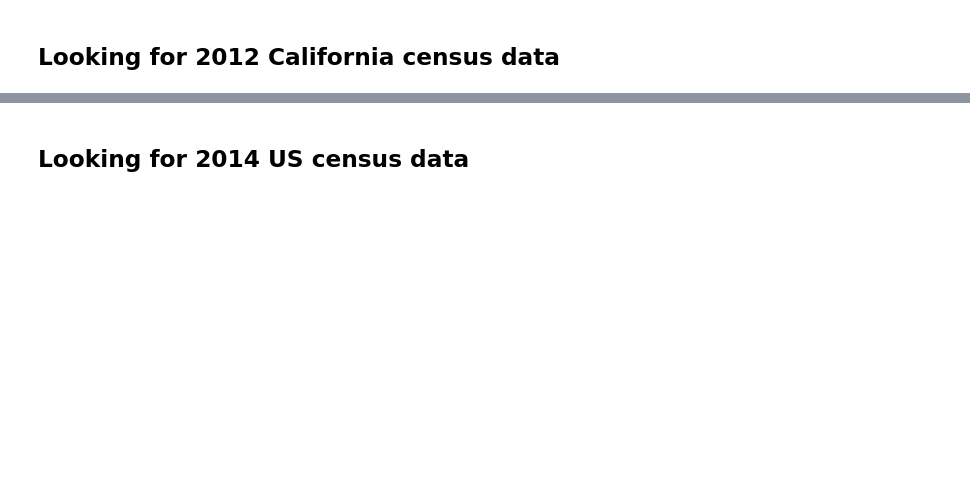
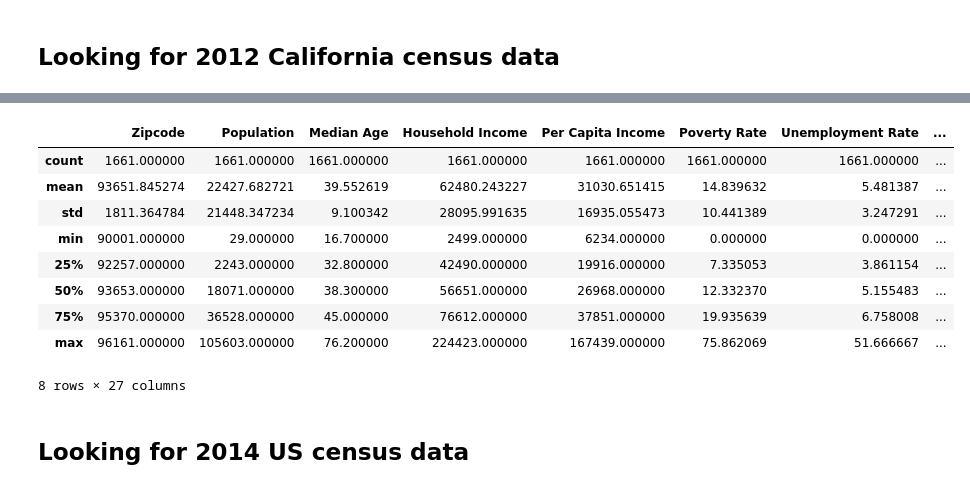
Before and after one commit to pandeysudip/housing-price, a Jupyter notebook: data_cleaning.ipynb, the cells around one changed output, grey strips where cells are left out. Cells and saved outputs as stored; diff of their text form; code cells hidden in the pictures; blank space fills up the shorter version.

```diff
--- a/data_cleaning.ipynb
+++ b/data_cleaning.ipynb
@@ -80,0 +184,3 @@ ca_2012=pd.read_csv(path_ca_2012)
+# %%
+#removing the rows with house value less than 1
+ca_2012=ca_2012[ca_2012['House Value']>0]
@@ -80,0 +208,4 @@ ca_2012=pd.read_csv(path_ca_2012)
+# %%
+#removing the rows with lat and lng missing value
+ca_2012.dropna(subset=['Public Transport Rate',
+                        'Personal Transport Rate'], inplace=True)
@@ -81,3 +238,17 @@ ca_2012=pd.read_csv(path_ca_2012)
+# %%
+#describing the dataframe
+ca_2012.describe()
+# %% [output]
+|  | Zipcode | Population | Median Age | Household Income | Per Capita Income | Poverty Rate | Unemployment Rate | ... |
+| count | 1661.000000 | 1661.000000 | 1661.000000 | 1661.000000 | 1661.000000 | 1661.000000 | 1661.000000 | ... |
+| mean | 93651.845274 | 22427.682721 | 39.552619 | 62480.243227 | 31030.651415 | 14.839632 | 5.481387 | ... |
+| std | 1811.364784 | 21448.347234 | 9.100342 | 28095.991635 | 16935.055473 | 10.441389 | 3.247291 | ... |
+| min | 90001.000000 | 29.000000 | 16.700000 | 2499.000000 | 6234.000000 | 0.000000 | 0.000000 | ... |
+| 25% | 92257.000000 | 2243.000000 | 32.800000 | 42490.000000 | 19916.000000 | 7.335053 | 3.861154 | ... |
+| 50% | 93653.000000 | 18071.000000 | 38.300000 | 56651.000000 | 26968.000000 | 12.332370 | 5.155483 | ... |
+| 75% | 95370.000000 | 36528.000000 | 45.000000 | 76612.000000 | 37851.000000 | 19.935639 | 6.758008 | ... |
+| max | 96161.000000 | 105603.000000 | 76.200000 | 224423.000000 | 167439.000000 | 75.862069 | 51.666667 | ... |
+8 rows × 27 columns
 # %% [markdown]
 ## Looking for 2014 US census data
 # %%
```
Also changed, not shown: parts of 81 cells of this notebook.
